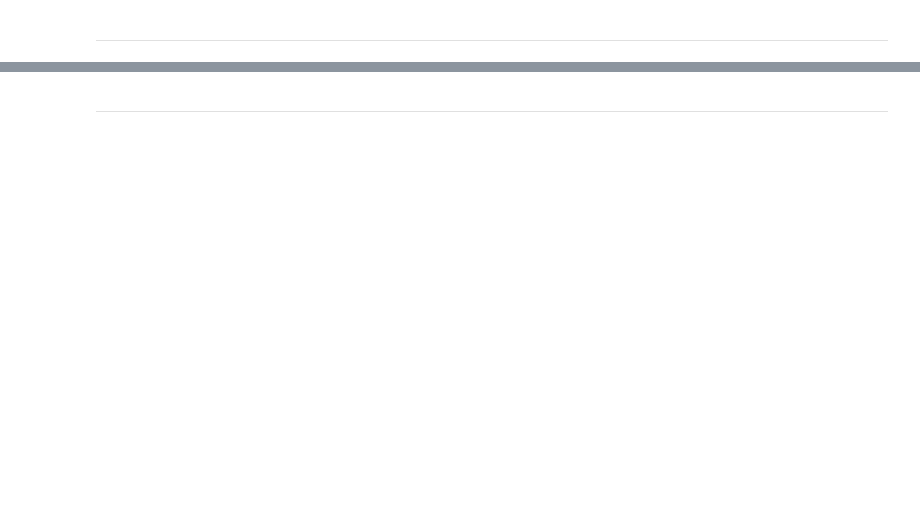
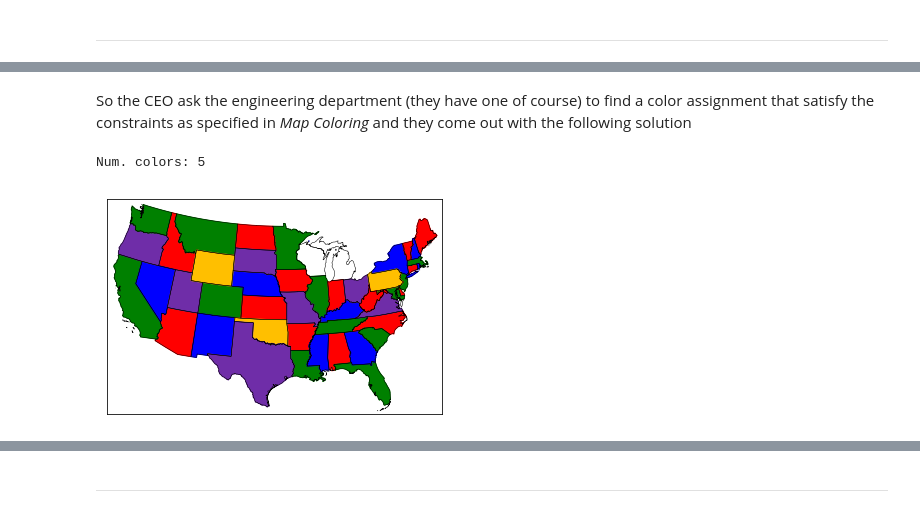
Before and after one commit to pantonante/notebook-constraint-programming, a Jupyter notebook: source/Lecture Notes.ipynb, the cells around one changed output, grey strips where cells are left out. Saved outputs shown, nothing was run; the diff lists cells and outputs as text; code cells hidden in the pictures; blank space fills up the shorter version.

```diff
--- a/source/Lecture Notes.ipynb
+++ b/source/Lecture Notes.ipynb
@@ -328,0 +402,21 @@ By adding a cost function $f(X)$, we turn a CSP into a COP and we can use the br
+# %%
+colors = [
+  'red',
+  'green',
+  'blue',
+  '#6f2da8', #Grape
+  '#ffbf00', #Amber
+  '#01796f', #Pine
+  '#813f0b', #Clay
+  '#ff2000', #yellow
+  '#ff66cc', #pink
+  '#d21f3c'  #raspberry
+  ]
+# %% [markdown]
+So the CEO ask the engineering department (they have one of course) to find a color assignment that satisfy the constraints as specified in _Map Coloring_ and they come out with the following solution
+# %%
+map_colors, num_colors = us_map_coloring(colors)
+draw_us_map(map_colors)
+# %% [output]
+Num. colors: 5
+[figure, added]
```
Also changed, not shown: parts of 18 cells of this notebook, 3 other files.
